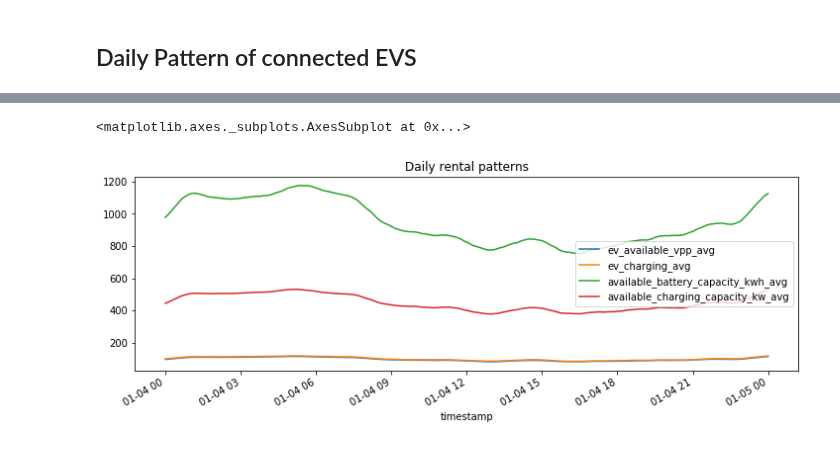
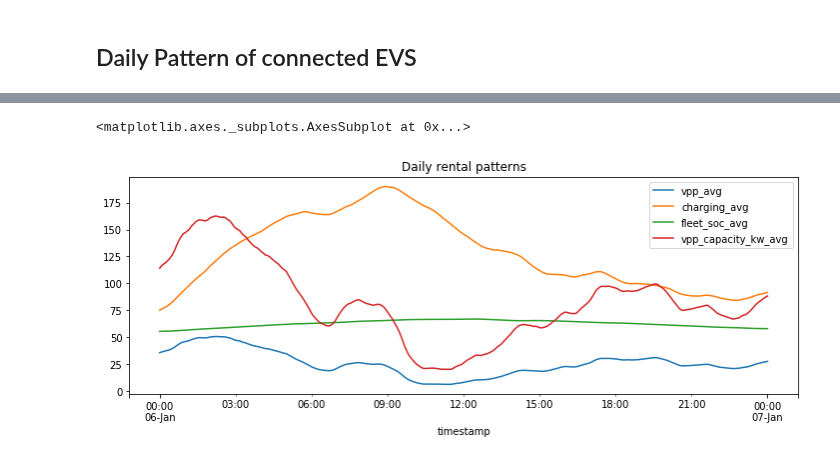
Before and after one commit to indyfree/FleetSim, a Jupyter notebook: notebooks/02-Car2Go.ipynb, the cells around one changed output, grey strips where cells are left out. Cells and saved outputs as stored; diff of their text form; code cells hidden in the pictures.

```diff
--- a/notebooks/02-Car2Go.ipynb
+++ b/notebooks/02-Car2Go.ipynb
@@ -98,13 +165,13 @@ df
 def apply_smoother(df, days):
     DAY = 12*24
 
-    df['ev_available_vpp_avg'] = df['ev_available_vpp'].rolling(
+    df['vpp_avg'] = df['vpp'].rolling(
         window=int(days*DAY)).mean()
-    df['ev_charging_avg'] = df['ev_charging'].rolling(
+    df['charging_avg'] = df['charging'].rolling(
         window=int(days*DAY)).mean()
-    df['available_battery_capacity_kwh_avg'] = df['available_battery_capacity_kwh'].rolling(
+    df['fleet_soc_avg'] = df['fleet_soc'].rolling(
         window=int(days*DAY)).mean()
-    df['available_charging_capacity_kw_avg'] = df['available_charging_capacity_kw'].rolling(
+    df['vpp_capacity_kw_avg'] = df['vpp_capacity_kw'].rolling(
         window=int(days*DAY)).mean()
 
     return df
@@ -112,7 +179,7 @@ def apply_smoother(df, days):
 
 def plot(df, title, start=datetime(2016, 12, 1), end=datetime(2017, 5, 1)):
     X = df.loc[start:end][[
-        'ev_available_vpp_avg', 'ev_charging_avg', 'available_battery_capacity_kwh_avg', 'available_charging_capacity_kw_avg']]
+        'vpp_avg', 'charging_avg', 'fleet_soc_avg', 'vpp_capacity_kw_avg']]
     return X.plot(figsize=(12, 4), title=title)
 # %% [markdown]
 ## Yearly rental patterns
@@ -125,2 +192,9 @@ plot(df, "Yearly rental patterns")
 # %% [markdown]
 ## Weekly Pattern of connected EVS
+# %%
+df["day"] = df.index.weekday
+
+f, (ax1, ax2) = plt.subplots(1, 2)
+f.set_size_inches(18.5, 10.5)
+sns.violinplot(x="day", y="fleet_soc", data=df, ax=ax1)
+sns.violinplot(x="day", y="charging", data=df, ax=ax2)
@@ -134,2 +215,9 @@ plot(df, "Weekly rental patterns", start=datetime(
 # %% [markdown]
 ## Daily Pattern of connected EVS
+# %%
+df["hour"] = df.index.hour
+
+f, (ax1, ax2) = plt.subplots(1, 2)
+f.set_size_inches(18.5, 10.5)
+sns.violinplot(x="hour", y="fleet_soc", data=df, ax=ax1)
+sns.violinplot(x="hour", y="vpp", data=df, ax=ax2)
@@ -136,7 +227,7 @@ plot(df, "Weekly rental patterns", start=datetime(
 # %%
 df = apply_smoother(df, days=1/24)
 plot(df, "Daily rental patterns", start=datetime(
-    2017, 1, 4), end=datetime(2017, 1, 5))
+    2017, 1, 6), end=datetime(2017, 1, 7))
 # %% [output]
 <matplotlib.axes._subplots.AxesSubplot at 0x...>
-[figure, old version]
+[figure, new version]
```
Also changed, not shown: parts of 31 cells of this notebook, 1 other file.
